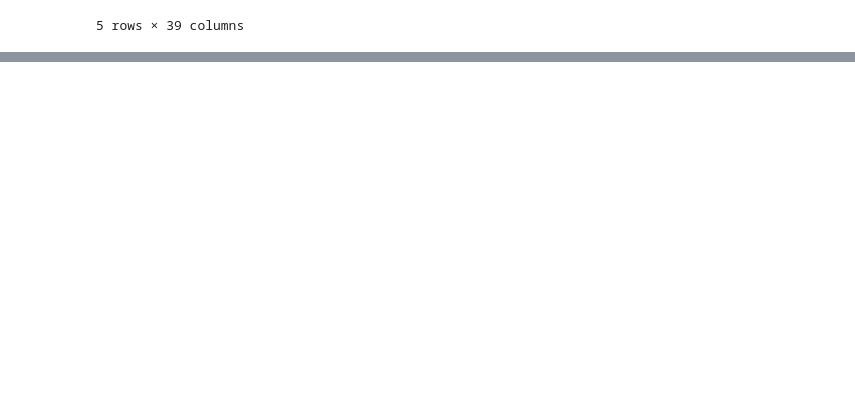
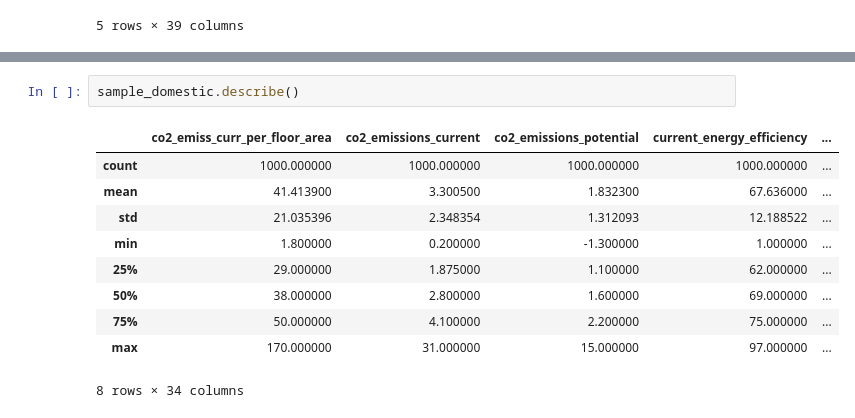
Before and after one commit to iaspidem/epc-learn, a Jupyter notebook: preprocess.ipynb, the cells around one changed output, grey strips where cells are left out. Saved outputs shown, nothing was run; the diff lists cells and outputs as text; blank space fills up the shorter version.

```diff
--- a/preprocess.ipynb
+++ b/preprocess.ipynb
@@ -26,0 +53,13 @@ df_nondomestic.head()
+# %%
+sample_domestic.describe()
+# %% [output]
+|  | co2_emiss_curr_per_floor_area | co2_emissions_current | co2_emissions_potential | current_energy_efficiency | ... |
+| count | 1000.000000 | 1000.000000 | 1000.000000 | 1000.000000 | ... |
+| mean | 41.413900 | 3.300500 | 1.832300 | 67.636000 | ... |
+| std | 21.035396 | 2.348354 | 1.312093 | 12.188522 | ... |
+| min | 1.800000 | 0.200000 | -1.300000 | 1.000000 | ... |
+| 25% | 29.000000 | 1.875000 | 1.100000 | 62.000000 | ... |
+| 50% | 38.000000 | 2.800000 | 1.600000 | 69.000000 | ... |
+| 75% | 50.000000 | 4.100000 | 2.200000 | 75.000000 | ... |
+| max | 170.000000 | 31.000000 | 15.000000 | 97.000000 | ... |
+8 rows × 34 columns
```
Also changed, not shown: parts of 2 cells of this notebook.
